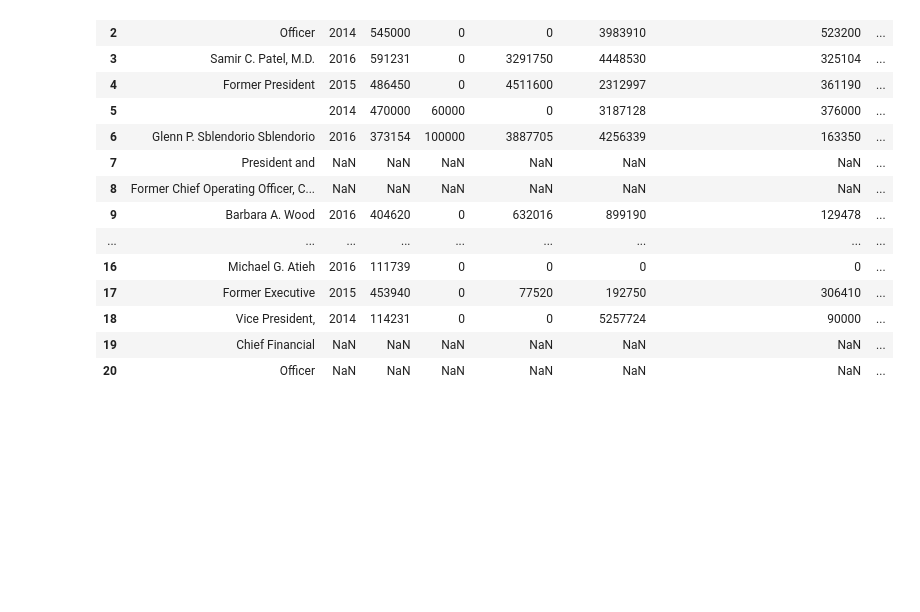
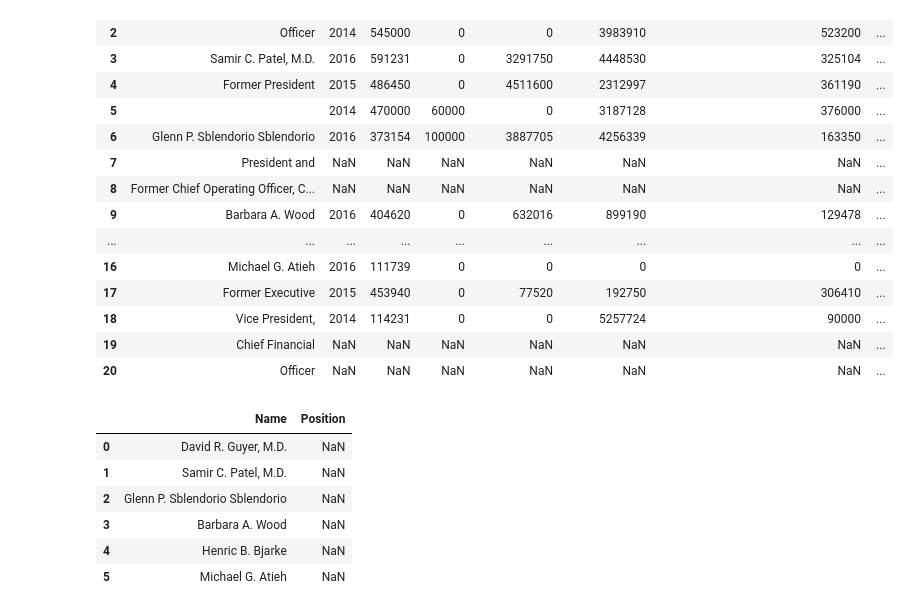
Before and after one commit to mooredj565/python_scripts, a Jupyter notebook: DEF14A Scraper.ipynb, the cells around one changed output. Saved outputs shown, nothing was run; the diff lists cells and outputs as text; code cells hidden in the pictures; blank space fills up the shorter version.

```diff
--- a/DEF14A Scraper.ipynb
+++ b/DEF14A Scraper.ipynb
@@ -146,3 +147,29 @@ SCT
 | 18 | Vice President, | 2014 | 114231 | 0 | 0 | 5257724 | 90000 | ... |
 | 19 | Chief Financial | NaN | NaN | NaN | NaN | NaN | NaN | ... |
 | 20 | Officer | NaN | NaN | NaN | NaN | NaN | NaN | ... |
+# %%
+#creating NEO name/position lists - done after table format
+#will need to grab posisitons from SCTo
+#consider making a version that chops off duplicate names, middle initial, endings like M.D.
+
+NEO_Names = []
+#max_year =
+
+for i in range(0,SCT.shape[0]):
+    if SCT.iloc[i,1] == SCT.iloc[:,1].max():
+        NEO_Names.append(SCT.iloc[i,0])
+
+
+NEO_Combine = pd.DataFrame(NEO_Names)
+NEO_Combine.columns = ['Name']
+SCT_Positions = SCT.iloc[:,0]
+NEO_Combine['Position'] = np.nan
+NEO_Combine
+# %% [output]
+|  | Name | Position |
+| 0 | David R. Guyer, M.D. | NaN |
+| 1 | Samir C. Patel, M.D. | NaN |
+| 2 | Glenn P. Sblendorio Sblendorio | NaN |
+| 3 | Barbara A. Wood | NaN |
+| 4 | Henric B. Bjarke | NaN |
+| 5 | Michael G. Atieh | NaN |
```
Also changed, not shown: parts of 9 cells of this notebook.
